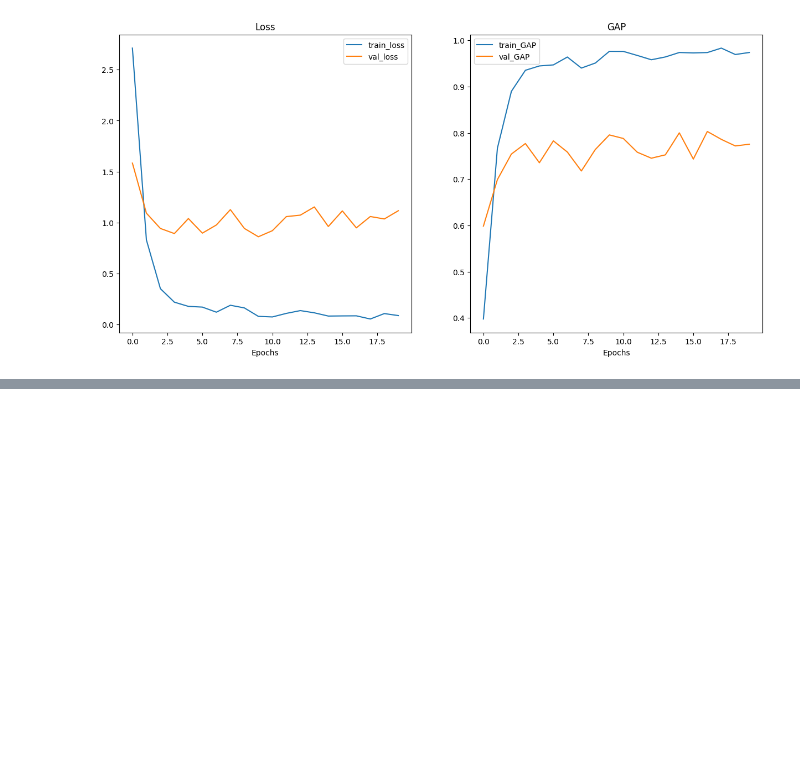
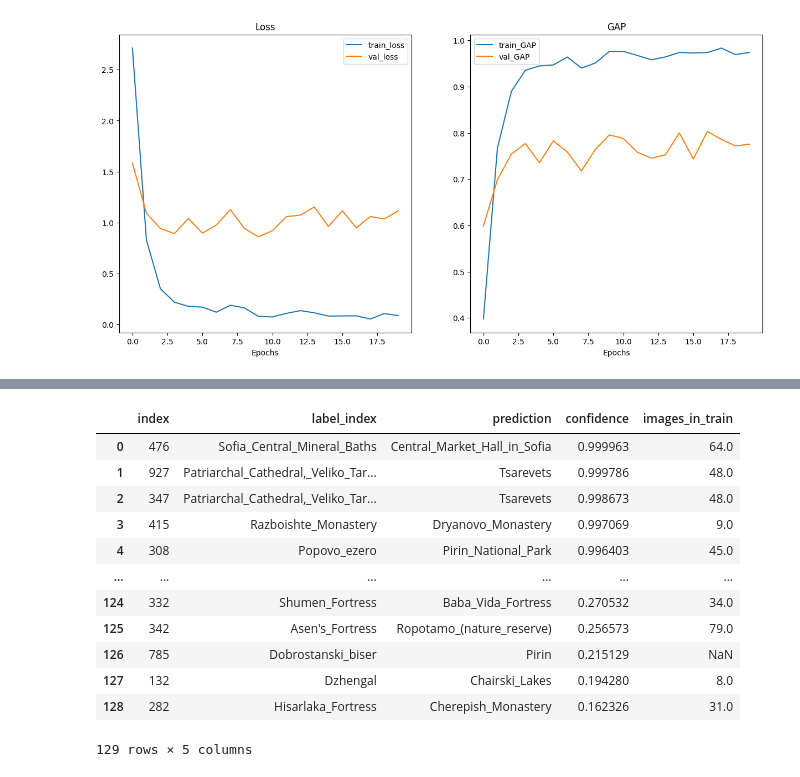
Before and after one commit to davidpetrov/Google-Landmark-Recognition-2021, a Jupyter notebook: bg_hybrid_methods.ipynb, the cells around one changed output, grey strips where cells are left out. Saved outputs shown, nothing was run; the diff lists cells and outputs as text; code cells hidden in the pictures; blank space fills up the shorter version.

Commit message:
investigation of wrong predictions

```diff
--- a/bg_hybrid_methods.ipynb
+++ b/bg_hybrid_methods.ipynb
@@ -271,0 +356,19 @@ train_utils.plot_loss_curves(results_b1)
+# %%
+import torch
+def load_model(model, optimizer, checkpoint_path):
+    checkpoint = torch.load(checkpoint_path)
+    model.load_state_dict(checkpoint['model_state_dict'])
+    optimizer.load_state_dict(checkpoint['optimizer_state_dict'])
+    epoch = checkpoint['epoch']
+    loss = checkpoint['loss']
+    print(f"Loaded model checkpoint: {checkpoint_path} from epoch {epoch} with validation loss: {loss:.4f}")
+    dict = {'epoch': epoch,
+            'model_state_dict': model.state_dict(),
+            'optimizer_state_dict': optimizer.state_dict(),
+            'loss': loss}
+    return dict
+
+
+load_model(efficientnet_b1, optimizer_b1, 'models/bg_efficientnet_b3')
+gap_2, df_with_confidence = metrics.calculate_gap(efficientnet_b1, val_dataloader_b1, unique_classes_train, device)
+print(f"Global Average Precision (GAP): {gap_2:.4f}")
@@ -271,0 +394,2 @@ train_utils.plot_loss_curves(results_b1)
+# %%
+wrong_predictions = df_with_confidence[df_with_confidence['label_index'] != df_with_confidence['prediction']]
@@ -271,0 +412,7 @@ train_utils.plot_loss_curves(results_b1)
+# %%
+# Group by 'label_index' and count occurrences
+grouped_df = train_df.groupby('label_index').size().reset_index(name='images_in_train')
+
+# Sort by count in descending order
+label_index_by_count = grouped_df.sort_values(by='images_in_train', ascending=False)
+label_index_by_count
@@ -271,0 +433,18 @@ train_utils.plot_loss_curves(results_b1)
+# %%
+wrong_predictions = wrong_predictions.merge(label_index_by_count, on='label_index', how='left')
+# %%
+wrong_predictions
+# %% [output]
+|  | index | label_index | prediction | confidence | images_in_train |
+| 0 | 476 | Sofia_Central_Mineral_Baths | Central_Market_Hall_in_Sofia | 0.999963 | 64.0 |
+| 1 | 927 | Patriarchal_Cathedral,_Veliko_Tar... | Tsarevets | 0.999786 | 48.0 |
+| 2 | 347 | Patriarchal_Cathedral,_Veliko_Tar... | Tsarevets | 0.998673 | 48.0 |
+| 3 | 415 | Razboishte_Monastery | Dryanovo_Monastery | 0.997069 | 9.0 |
+| 4 | 308 | Popovo_ezero | Pirin_National_Park | 0.996403 | 45.0 |
+| ... | ... | ... | ... | ... | ... |
+| 124 | 332 | Shumen_Fortress | Baba_Vida_Fortress | 0.270532 | 34.0 |
+| 125 | 342 | Asen's_Fortress | Ropotamo_(nature_reserve) | 0.256573 | 79.0 |
+| 126 | 785 | Dobrostanski_biser | Pirin | 0.215129 | NaN |
+| 127 | 132 | Dzhengal | Chairski_Lakes | 0.194280 | 8.0 |
+| 128 | 282 | Hisarlaka_Fortress | Cherepish_Monastery | 0.162326 | 31.0 |
+129 rows × 5 columns
```
Also changed, not shown: parts of 17 cells of this notebook, 1 other file.
